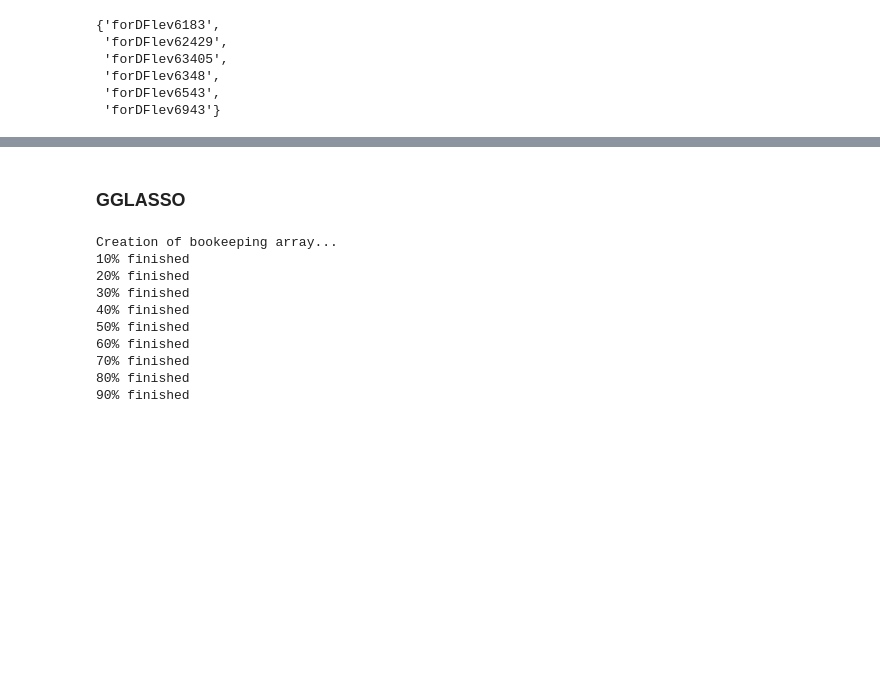
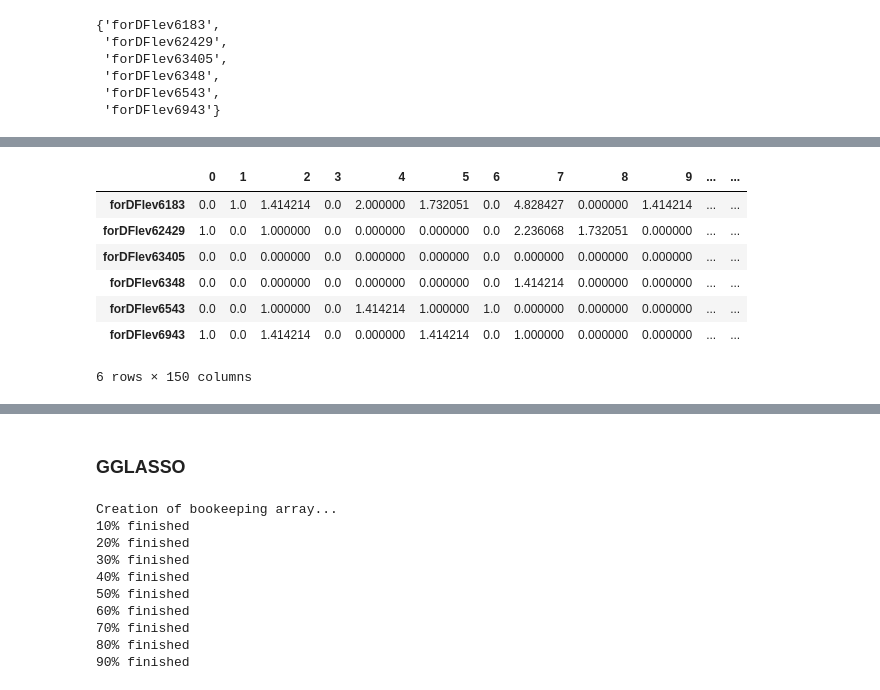
Before and after one commit to leuschjanphilipp/BacDrop-ggi, a Jupyter notebook: notebooks/03_rRNA_ggl.ipynb, the cells around one changed output, grey strips where cells are left out. Cells and saved outputs as stored; diff of their text form; code cells hidden in the pictures; blank space fills up the shorter version.

```diff
--- a/notebooks/03_rRNA_ggl.ipynb
+++ b/notebooks/03_rRNA_ggl.ipynb
@@ -244,3 +127,0 @@ efm_obs_sample
-# %%
-tps = ["tru"] * efm_obs_sample.shape[0]
-efm_latent = latentcor(efm_obs_sample.T, tps=tps, method='approx', use_nearPD=True, nu=0.001, showplot=True)
@@ -371,0 +172,11 @@ AttributeError: 'dict' object has no attribute 'shape'
+# %%
+all_obs[0]
+# %% [output]
+|  | 0 | 1 | 2 | 3 | 4 | 5 | 6 | 7 | 8 | 9 | ... | ... |
+| forDFlev6183 | 0.0 | 1.0 | 1.414214 | 0.0 | 2.000000 | 1.732051 | 0.0 | 4.828427 | 0.000000 | 1.414214 | ... | ... |
+| forDFlev62429 | 1.0 | 0.0 | 1.000000 | 0.0 | 0.000000 | 0.000000 | 0.0 | 2.236068 | 1.732051 | 0.000000 | ... | ... |
+| forDFlev63405 | 0.0 | 0.0 | 0.000000 | 0.0 | 0.000000 | 0.000000 | 0.0 | 0.000000 | 0.000000 | 0.000000 | ... | ... |
+| forDFlev6348 | 0.0 | 0.0 | 0.000000 | 0.0 | 0.000000 | 0.000000 | 0.0 | 1.414214 | 0.000000 | 0.000000 | ... | ... |
+| forDFlev6543 | 0.0 | 0.0 | 1.000000 | 0.0 | 1.414214 | 1.000000 | 1.0 | 0.000000 | 0.000000 | 0.000000 | ... | ... |
+| forDFlev6943 | 1.0 | 0.0 | 1.414214 | 0.0 | 0.000000 | 1.414214 | 0.0 | 1.000000 | 0.000000 | 0.000000 | ... | ... |
+6 rows × 150 columns
```
Also changed, not shown: parts of 56 cells of this notebook.
